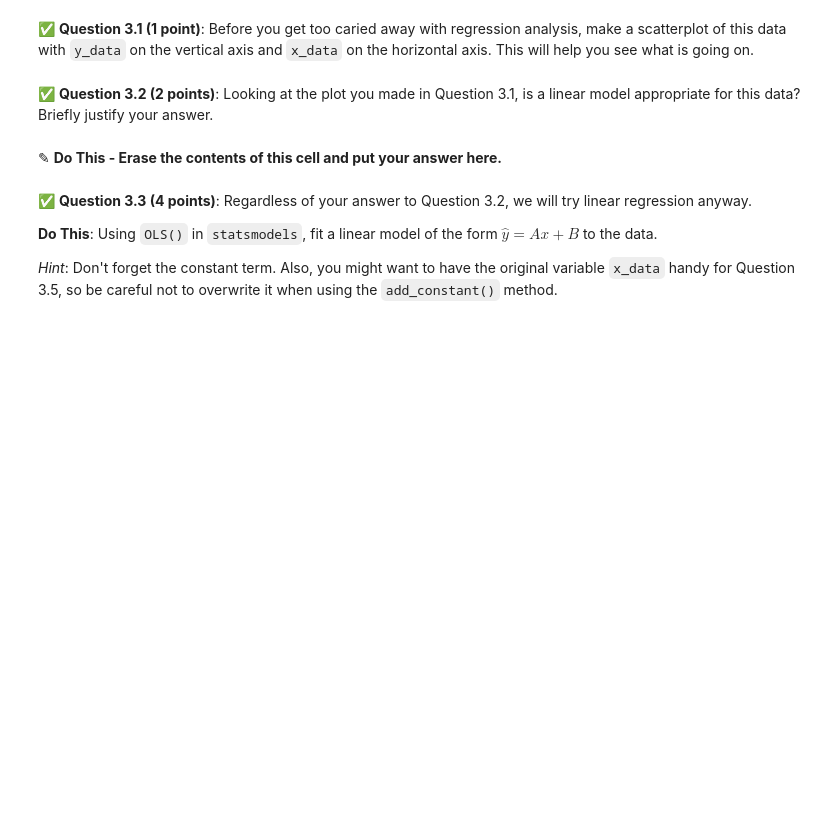
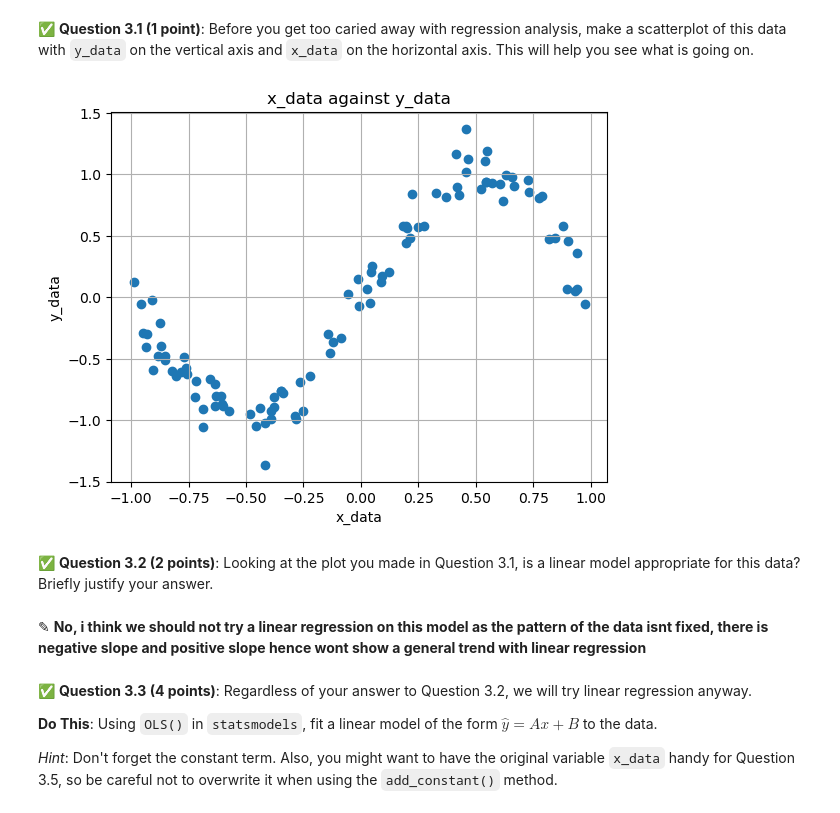
Before and after one commit to BadriAiman/cmse202-s24-turnin, a Jupyter notebook: final/CMSE202-Final-Section002-STUDENT.ipynb, the cells around one changed output. Saved outputs shown, nothing was run; the diff lists cells and outputs as text; code cells hidden in the pictures; blank space fills up the shorter version.

```diff
--- a/final/CMSE202-Final-Section002-STUDENT.ipynb
+++ b/final/CMSE202-Final-Section002-STUDENT.ipynb
@@ -158,10 +197,17 @@ y_data = np.sin(np.pi*x_data)+0.15*np.random.normal(size=(101,))
 &#9989;  **Question 3.1 (1 point)**: Before you get too caried away with regression analysis, make a scatterplot of this data with `y_data` on the vertical axis and `x_data` on the horizontal axis. This will help you see what is going on.
 # %%
 # Put your code for Question 3.1 here:
+plt.scatter(x_data , y_data)
+plt.xlabel("x_data")
+plt.ylabel("y_data")
+plt.title("x_data against y_data")
+plt.grid()
+# %% [output]
+[figure, added]
 # %% [markdown]
 &#9989;  **Question 3.2 (2 points)**: Looking at the plot you made in Question 3.1, is a linear model appropriate for this data? Briefly justify your answer.
-# %% [markdown]
-<font size=+3>&#9998;</font> **Do This - Erase the contents of this cell and put your answer here.**
+# %% [markdown]
+<font size=+3>&#9998;</font> **No, i think we should not try a linear regression on this model as the pattern of the data isnt fixed, there is negative slope and positive slope hence wont show a general trend with linear regression**
 # %% [markdown]
 &#9989;  **Question 3.3 (4 points)**: Regardless of your answer to Question 3.2, we will try linear regression anyway.
 
```
Also changed, not shown: parts of 19 cells of this notebook, 1 other file.
